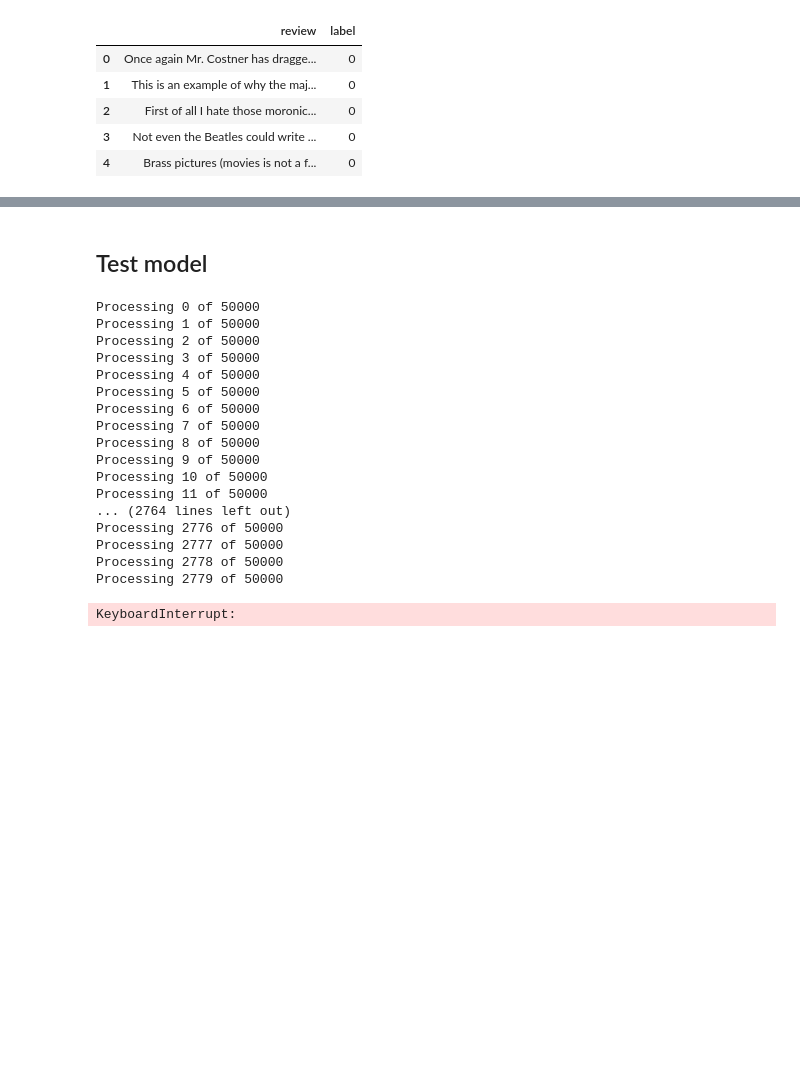
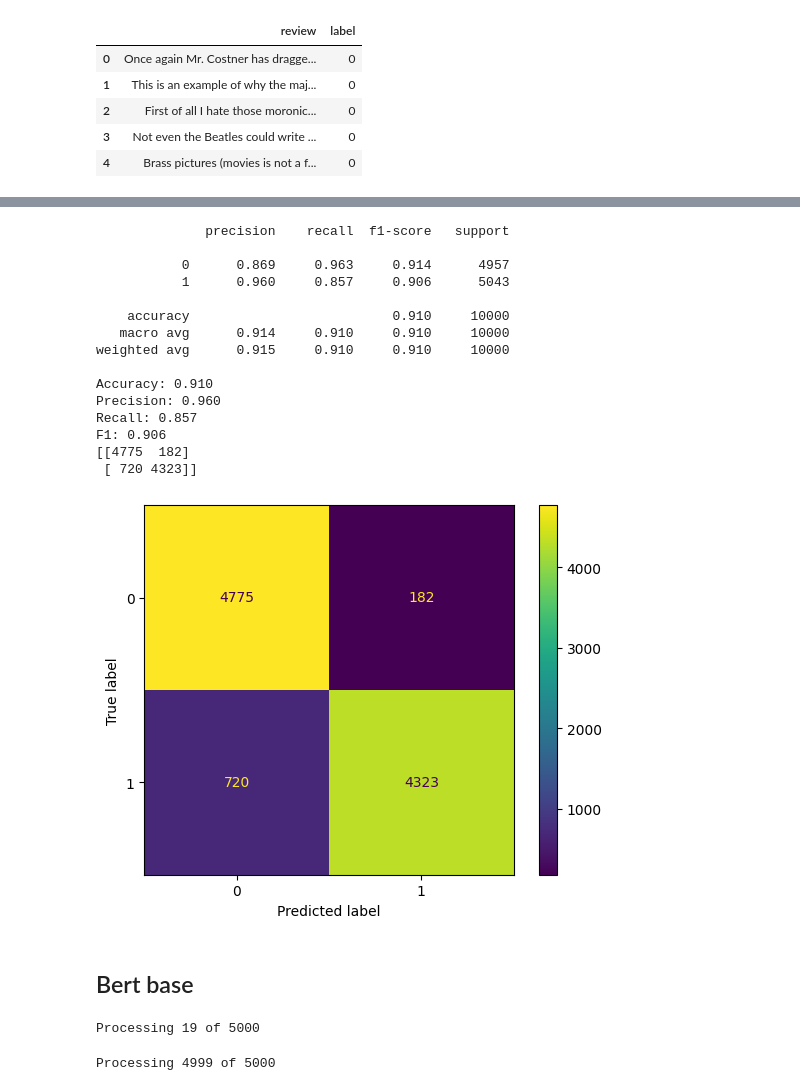
Before and after one commit to Gabp0/machine-learning, a Jupyter notebook: sentiment-analysis/hugging_face_classify.ipynb, the cells around one changed output, grey strips where cells are left out. Saved outputs shown, nothing was run; the diff lists cells and outputs as text; code cells hidden in the pictures; blank space fills up the shorter version.

```diff
--- a/sentiment-analysis/hugging_face_classify.ipynb
+++ b/sentiment-analysis/hugging_face_classify.ipynb
@@ -22,3 +131,30 @@ df.head()
+# %%
+y_pred_ense = []
+votes = {}
+for i in range(len(y_test)):
+  votes = y_pred_bert_filtered[i] + y_pred_movie_filtered[i] + y_pred_amazon_filtered[i]
+  y_pred_ense.append(1 if votes > 2 else 0)
+
+evaluate_model(y_test, y_pred_ense)
+# %% [output]
+              precision    recall  f1-score   support
+
+           0      0.869     0.963     0.914      4957
+           1      0.960     0.857     0.906      5043
+
+    accuracy                          0.910     10000
+   macro avg      0.914     0.910     0.910     10000
+weighted avg      0.915     0.910     0.910     10000
+
+Accuracy: 0.910
+Precision: 0.960
+Recall: 0.857
+F1: 0.906
+[[4775  182]
+ [ 720 4323]]
+[figure, added]
+# %% [markdown]
+## Bert base
 # %%
 from transformers import AutoModelForSequenceClassification, AutoTokenizer, pipeline
 
@@ -30,41 +167,12 @@ classifier = pipeline('sentiment-analysis', model=model, tokenizer=tokenizer, tr
-# %% [markdown]
-## Test model
-# %%
-import sklearn.metrics as metrics
-
-X_test = df['review'].tolist()
-y_test = df['label'].tolist()
-
-y_pred = []
-for i, text in enumerate(X_test):
-    print(f"Processing {i} of {len(X_test)}")
-    y_pred.append(classifier(text)[0]['label'])
-
-print(metrics.classification_report(y_test, y_pred, digits=3))
-
-cm = metrics.confusion_matrix(y_test, y_pred)
-metrics.ConfusionMatrixDisplay(cm).plot()
-
-print(f"Accuracy: {metrics.accuracy_score(y_test, y_pred):.3f}")
-print(f"Precision: {metrics.precision_score(y_test, y_pred):.3f}")
-print(f"Recall: {metrics.recall_score(y_test, y_pred):.3f}")
-print(f"F1: {metrics.f1_score(y_test, y_pred):.3f}")
-# %% [output]
-Processing 0 of 50000
-Processing 1 of 50000
-Processing 2 of 50000
-Processing 3 of 50000
-Processing 4 of 50000
-Processing 5 of 50000
-Processing 6 of 50000
-Processing 7 of 50000
-Processing 8 of 50000
-Processing 9 of 50000
-Processing 10 of 50000
-Processing 11 of 50000
-... (2764 lines left out)
-Processing 2776 of 50000
-Processing 2777 of 50000
-Processing 2778 of 50000
-Processing 2779 of 50000
-KeyboardInterrupt:
+# %%
+import sys
+
+y_pred = []
+for i, text in enumerate(X_test):
+    sys.stdout.write('\r')
+    sys.stdout.write(f"Processing {i} of {len(X_test)}")
+    sys.stdout.flush()
+    y_pred.append(classifier(text)[0]['label'])
+# %% [output]
+Processing 19 of 5000
+Processing 4999 of 5000
```
Also changed, not shown: parts of 19 cells of this notebook, 4 other files.
